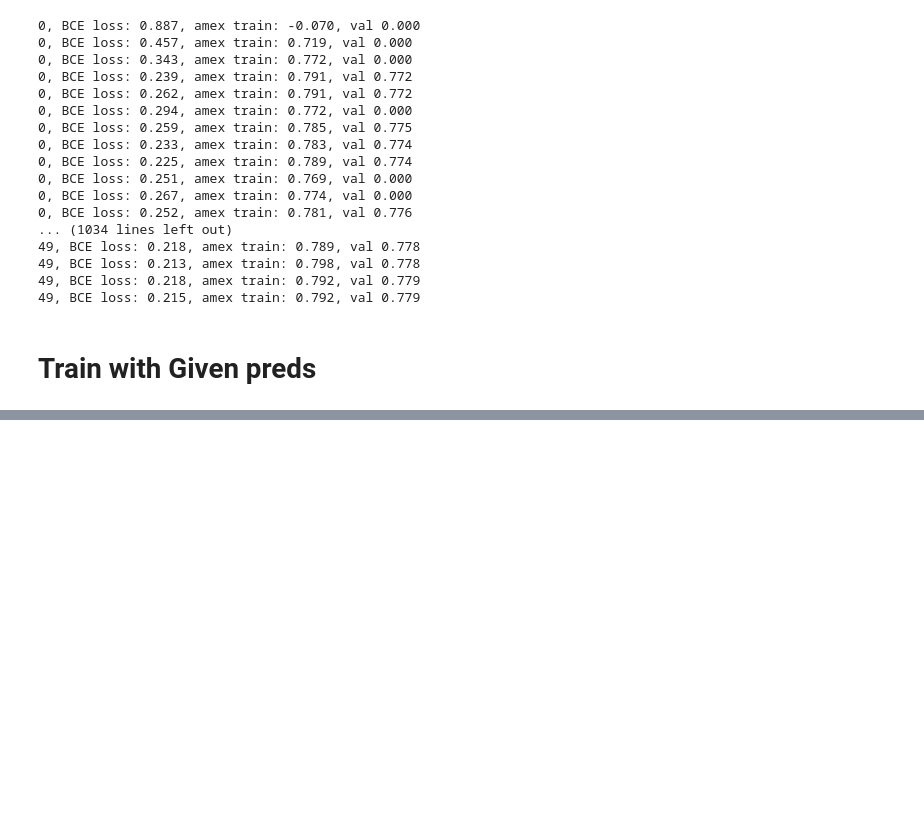
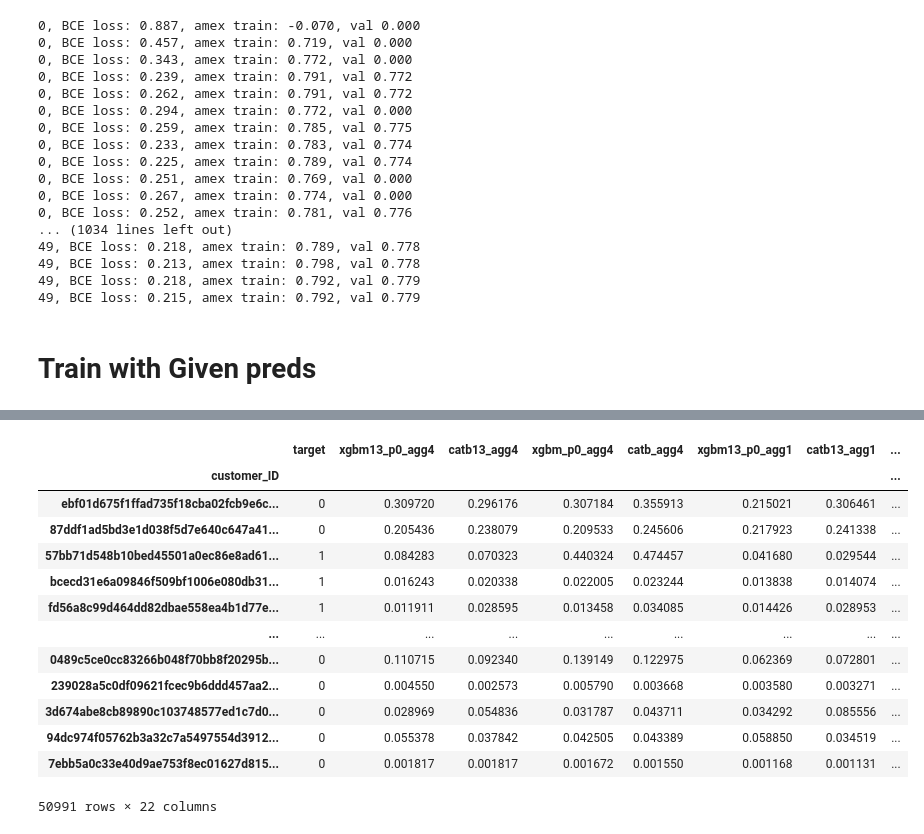
Before and after one commit to NimaMan/probability_of_deafult_prediction, a Jupyter notebook: scripts/ipynb_scripts/temp.ipynb, the cells around one changed output, grey strips where cells are left out. Saved outputs shown, nothing was run; the diff lists cells and outputs as text; code cells hidden in the pictures; blank space fills up the shorter version.

```diff
--- a/scripts/ipynb_scripts/temp.ipynb
+++ b/scripts/ipynb_scripts/temp.ipynb
@@ -429,0 +429,17 @@ Error:
+# %%
+x.sort_values(by=["Att", "target"], ascending=False)
+# %% [output]
+|  | target | xgbm13_p0_agg4 | catb13_agg4 | xgbm_p0_agg4 | catb_agg4 | xgbm13_p0_agg1 | catb13_agg1 | ... |
+| customer_ID |  |  |  |  |  |  |  | ... |
+| ebf01d675f1ffad735f18cba02fcb9e6c... | 0 | 0.309720 | 0.296176 | 0.307184 | 0.355913 | 0.215021 | 0.306461 | ... |
+| 87ddf1ad5bd3e1d038f5d7e640c647a41... | 0 | 0.205436 | 0.238079 | 0.209533 | 0.245606 | 0.217923 | 0.241338 | ... |
+| 57bb71d548b10bed45501a0ec86e8ad61... | 1 | 0.084283 | 0.070323 | 0.440324 | 0.474457 | 0.041680 | 0.029544 | ... |
+| bcecd31e6a09846f509bf1006e080db31... | 1 | 0.016243 | 0.020338 | 0.022005 | 0.023244 | 0.013838 | 0.014074 | ... |
+| fd56a8c99d464dd82dbae558ea4b1d77e... | 1 | 0.011911 | 0.028595 | 0.013458 | 0.034085 | 0.014426 | 0.028953 | ... |
+| ... | ... | ... | ... | ... | ... | ... | ... | ... |
+| 0489c5ce0cc83266b048f70bb8f20295b... | 0 | 0.110715 | 0.092340 | 0.139149 | 0.122975 | 0.062369 | 0.072801 | ... |
+| 239028a5c0df09621fcec9b6ddd457aa2... | 0 | 0.004550 | 0.002573 | 0.005790 | 0.003668 | 0.003580 | 0.003271 | ... |
+| 3d674abe8cb89890c103748577ed1c7d0... | 0 | 0.028969 | 0.054836 | 0.031787 | 0.043711 | 0.034292 | 0.085556 | ... |
+| 94dc974f05762b3a32c7a5497554d3912... | 0 | 0.055378 | 0.037842 | 0.042505 | 0.043389 | 0.058850 | 0.034519 | ... |
+| 7ebb5a0c33e40d9ae753f8ec01627d815... | 0 | 0.001817 | 0.001817 | 0.001672 | 0.001550 | 0.001168 | 0.001131 | ... |
+50991 rows × 22 columns
```
Also changed, not shown: parts of 17 cells of this notebook, 5 other files.
